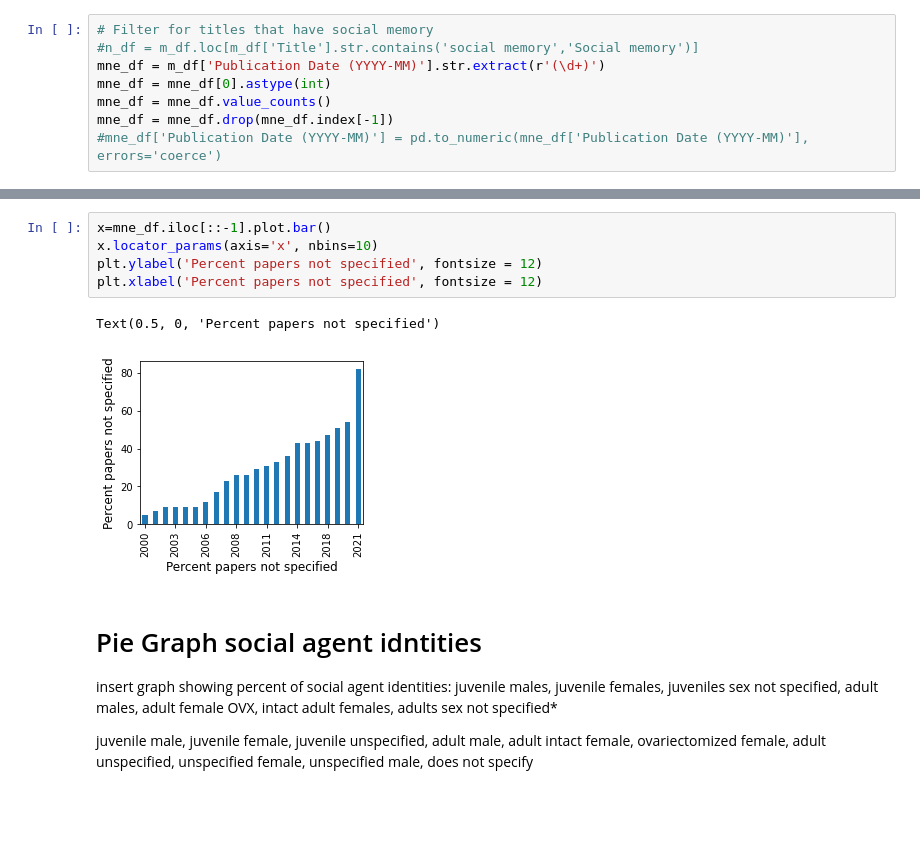
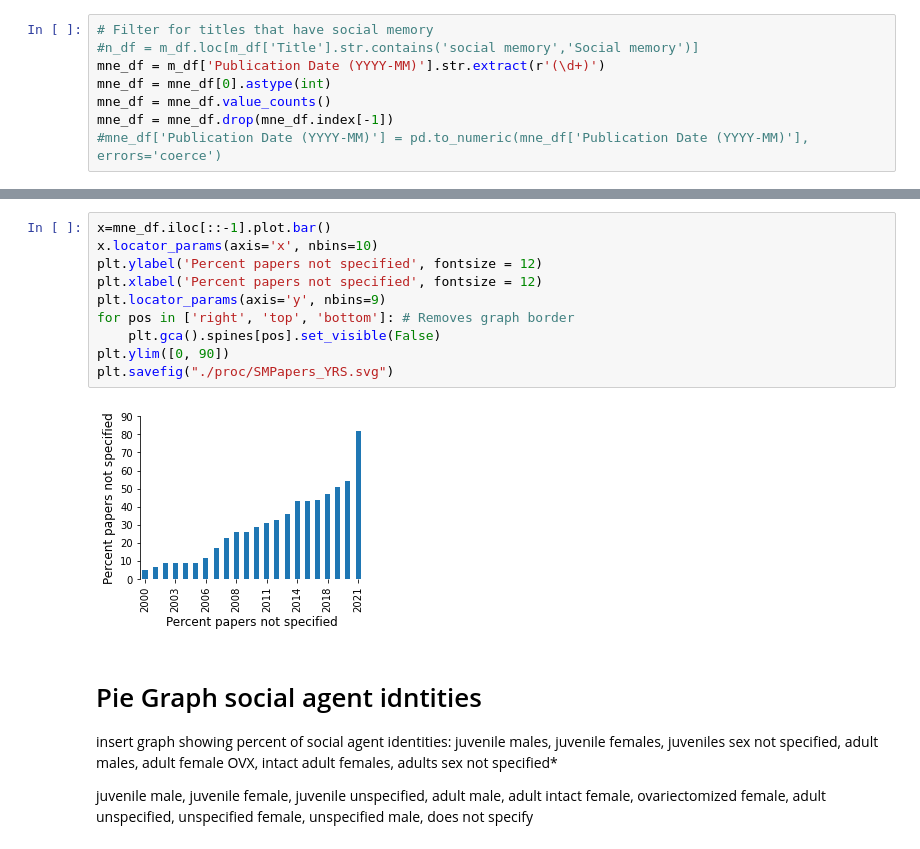
Before and after one commit to padillacoreanolab/literature_review_processing, a Jupyter notebook: results/2022_09_09_literature_review_processing/Graphs for Literature Review.ipynb, the cells around one changed output, grey strips where cells are left out. Saved outputs shown, nothing was run; the diff lists cells and outputs as text; blank space fills up the shorter version.

```diff
--- a/results/2022_09_09_literature_review_processing/Graphs for Literature Review.ipynb
+++ b/results/2022_09_09_literature_review_processing/Graphs for Literature Review.ipynb
@@ -360,11 +382,15 @@ Name: 0, dtype: int64
 # %%
 x=mne_df.iloc[::-1].plot.bar()
 x.locator_params(axis='x', nbins=10)
 plt.ylabel('Percent papers not specified', fontsize = 12)
 plt.xlabel('Percent papers not specified', fontsize = 12)
+plt.locator_params(axis='y', nbins=9)
+for pos in ['right', 'top', 'bottom']: # Removes graph border
+    plt.gca().spines[pos].set_visible(False)
+plt.ylim([0, 90])
+plt.savefig("./proc/SMPapers_YRS.svg")
 # %% [output]
-Text(0.5, 0, 'Percent papers not specified')
-[figure, old version]
+[figure, new version]
 # %% [markdown]
 # Pie Graph social agent idntities
 
```
Also changed, not shown: parts of 6 cells of this notebook.
